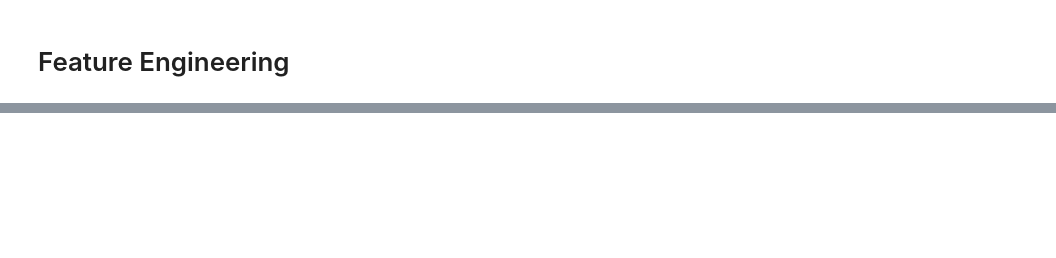
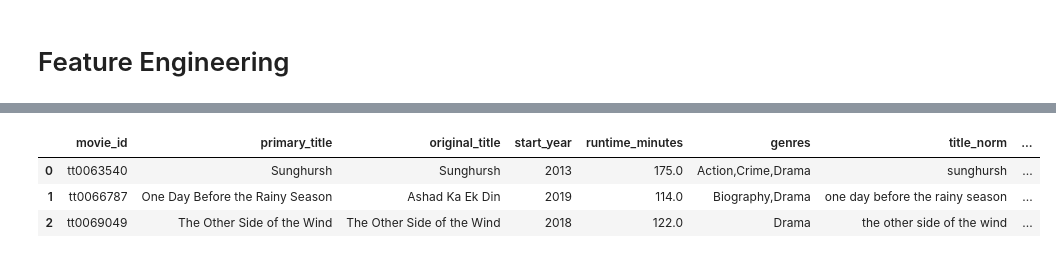
Before and after one commit to lorenaterah/Phase-2-project-G3, a Jupyter notebook: Notebooks/steve.ipynb, the cells around one changed output, grey strips where cells are left out. Cells and saved outputs as stored; diff of their text form; code cells hidden in the pictures; blank space fills up the shorter version.

```diff
--- a/Notebooks/steve.ipynb
+++ b/Notebooks/steve.ipynb
@@ -559,0 +545,18 @@ dtype: int64
+# %%
+import re
+
+def normalize_title(title):
+    if pd.isna(title):
+        return ''
+    t = str(title).lower()
+    t = re.sub(r'\(.*?\)', '', t)     # remove text in parentheses
+    t = re.sub(r'[^a-z0-9\s]', '', t) # remove punctuation
+    t = re.sub(r'\s+', ' ', t).strip()
+    return t
+
+# Apply normalization across datasets
+movie_basics['title_norm'] = movie_basics['primary_title'].apply(normalize_title)
+movie_gross['title_norm'] = movie_gross['title'].apply(normalize_title)
+tmdb['title_norm'] = tmdb['title'].apply(normalize_title)
+movie_budgets['title_norm'] = movie_budgets['movie'].apply(normalize_title)
+rt_movie['title_norm'] = rt_movie['id'].astype(str)  # Rotten Tomatoes uses numeric IDs
@@ -559,0 +582,10 @@ dtype: int64
+# %%
+# Join basics and ratings using 'movie_id'
+imdb_data = pd.merge(movie_basics, movie_ratings, on='movie_id', how='left')
+
+imdb_df.head(3)
+# %% [output]
+|  | movie_id | primary_title | original_title | start_year | runtime_minutes | genres | title_norm | ... |
+| 0 | tt0063540 | Sunghursh | Sunghursh | 2013 | 175.0 | Action,Crime,Drama | sunghursh | ... |
+| 1 | tt0066787 | One Day Before the Rainy Season | Ashad Ka Ek Din | 2019 | 114.0 | Biography,Drama | one day before the rainy season | ... |
+| 2 | tt0069049 | The Other Side of the Wind | The Other Side of the Wind | 2018 | 122.0 | Drama | the other side of the wind | ... |
```
Also changed, not shown: parts of 14 cells of this notebook.
